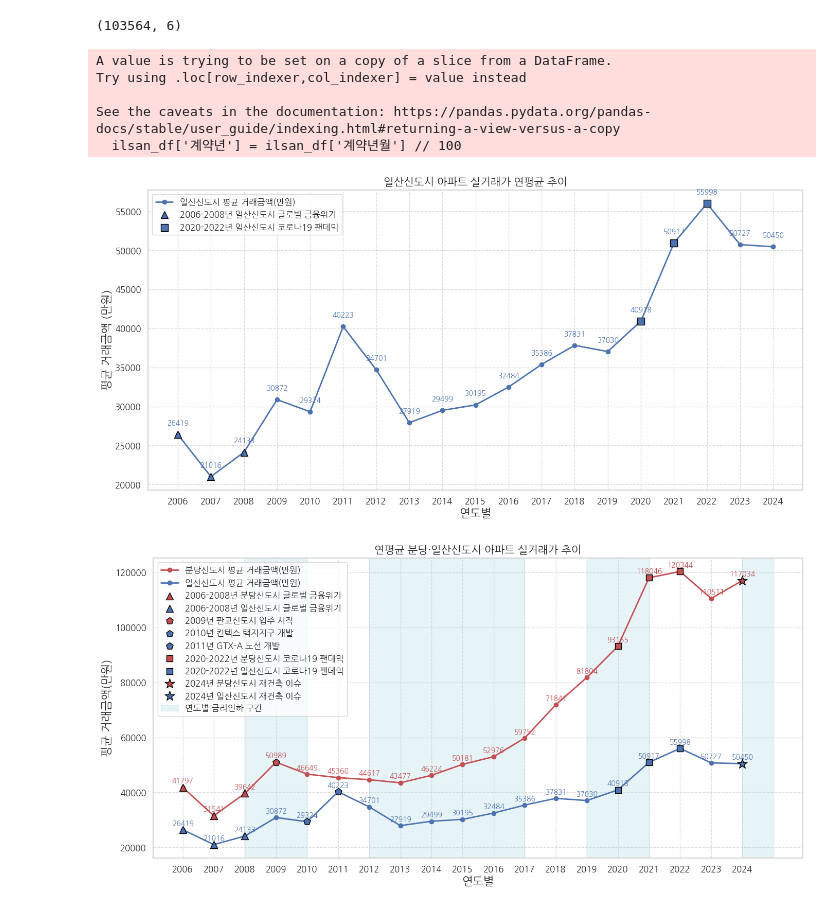
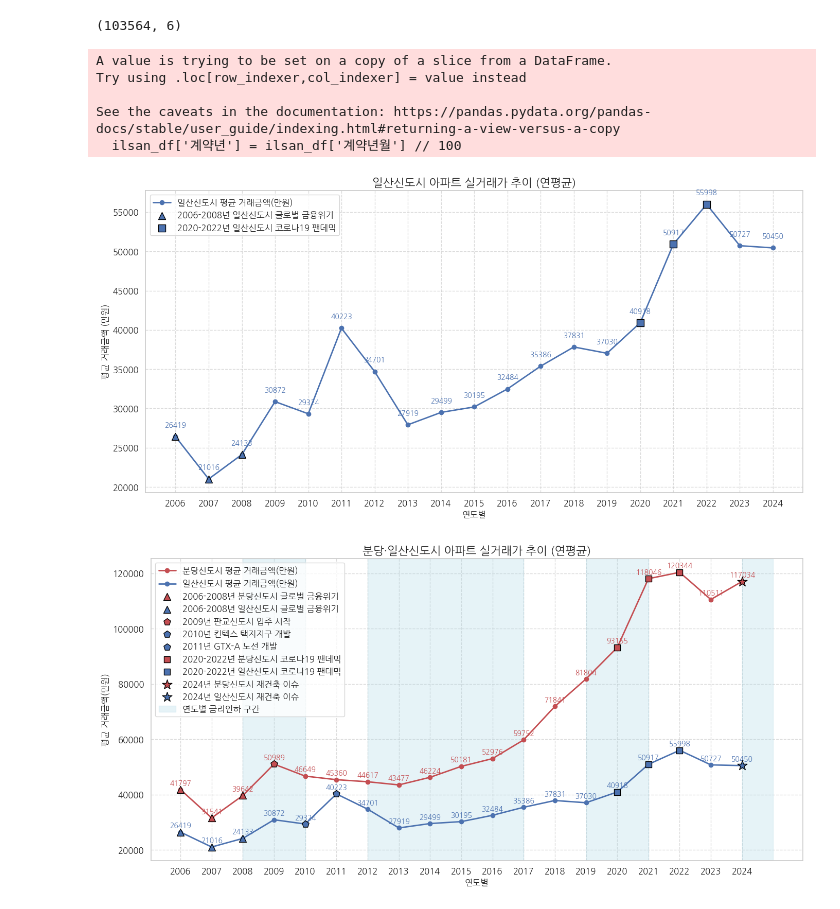
Before and after one commit to SnapishAgent/Ilsan-Investment-Insight, a Jupyter notebook: 아파트 실거래가/apt_price.ipynb, the cells around one changed output. Cells and saved outputs as stored; diff of their text form; code cells hidden in the pictures.

```diff
--- a/아파트 실거래가/apt_price.ipynb
+++ b/아파트 실거래가/apt_price.ipynb
@@ -304,9 +311,9 @@ for year, price in zip(rate_hike_years, rate_hike_prices_ilsan):
     if price:
         plt.scatter(year, price, color='b', s=100, edgecolor='black', zorder=5, marker='s', label='2020-2022년 일산신도시 코로나19 팬데믹' if year == rate_hike_years[0] else "")
 
-plt.title('일산신도시 아파트 실거래가 연평균 추이', fontproperties=fontprop, fontsize=15, fontweight='bold', loc='center')
-plt.xlabel('연도별', fontproperties=fontprop, fontsize=16)
-plt.ylabel('평균 거래금액 (만원)', fontproperties=fontprop, fontsize=16)
+plt.title('일산신도시 아파트 실거래가 추이 (연평균)', fontproperties=fontprop, fontsize=16, fontweight='bold', loc='center')
+plt.xlabel('연도별', fontproperties=fontprop, fontsize=12)
+plt.ylabel('평균 거래금액 (만원)', fontproperties=fontprop, fontsize=12)
 plt.xticks(ilsan_yearly_avg.index, rotation=0, fontproperties=fontprop, fontsize=12)
 plt.yticks(fontproperties=fontprop, fontsize=12)
 plt.legend(prop=fontprop, fontsize=12)
@@ -319,7 +326,7 @@ Try using .loc[row_indexer,col_indexer] = value instead
 
 See the caveats in the documentation: https://pandas.pydata.org/pandas-docs/stable/user_guide/indexing.html#returning-a-view-versus-a-copy
   ilsan_df['계약년'] = ilsan_df['계약년월'] // 100
-[figure, old version]
+[figure, new version]
 # %%
 # 그래프 그리기
 plt.figure(figsize=(14, 7))
@@ -378,37 +385,37 @@ for year, price in zip(rate_hike_years, rate_hike_prices_bundang):
         plt.scatter(year, price, color='r', s=80, edgecolor='black', zorder=5, marker='s', label='2020-2022년 분당신도시 코로나19 팬데믹' if year == rate_hike_years[0] else "")
 
 for year, price in zip(rate_hike_years, rate_hike_prices_ilsan):
     if price:
         plt.scatter(year, price, color='b', s=80, edgecolor='black', zorder=5, marker='s', label='2020-2022년 일산신도시 코로나19 팬데믹' if year == rate_hike_years[0] else "")
 
 # 2024년 별 모양 추가 표시 (1기 신도시 재건축 이슈)
 reconstruction_year = 2024
 reconstruction_price_bundang = bundang_yearly_avg.get(reconstruction_year, None)
 reconstruction_price_ilsan = ilsan_yearly_avg.get(reconstruction_year, None)
 
 if reconstruction_price_bundang:
     plt.scatter(reconstruction_year, reconstruction_price_bundang, color='r', s=200, edgecolor='black', zorder=5, marker='*', label='2024년 분당신도시 재건축 이슈')
 
 if reconstruction_price_ilsan:
     plt.scatter(reconstruction_year, reconstruction_price_ilsan, color='b', s=200, edgecolor='black', zorder=5, marker='*', label='2024년 일산신도시 재건축 이슈')
 
 # 금리인하 구간 표시
 plt.axvspan(2008, 2010, color='lightblue', alpha=0.3, label='연도별 금리인하 구간')
 plt.axvspan(2012, 2017, color='lightblue', alpha=0.3)
 plt.axvspan(2019, 2021, color='lightblue', alpha=0.3)
 plt.axvspan(2024, 2025, color='lightblue', alpha=0.3)
 
-plt.title('연평균 분당·일산신도시 아파트 실거래가 추이', fontproperties=fontprop, fontsize=15, fontweight='bold', loc='center')
-plt.xlabel('연도별', fontproperties=fontprop, fontsize=16)
-plt.ylabel('평균 거래금액(만원)', fontproperties=fontprop, fontsize=16)
+plt.title('분당·일산신도시 아파트 실거래가 추이 (연평균)', fontproperties=fontprop, fontsize=16, fontweight='bold', loc='center')
+plt.xlabel('연도별', fontproperties=fontprop, fontsize=12)
+plt.ylabel('평균 거래금액(만원)', fontproperties=fontprop, fontsize=12)
 plt.xticks(bundang_yearly_avg.index, rotation=0, fontproperties=fontprop, fontsize=12)
 plt.yticks(fontproperties=fontprop, fontsize=12)
 plt.legend(prop=fontprop, fontsize=12)
 plt.grid(True, linestyle='--', alpha=0.7)
 plt.tight_layout()
 plt.show()
 # %% [output]
-[figure, old version]
+[figure, new version]
 # %%
 import seaborn as sns
 import matplotlib.pyplot as plt
```
Also changed, not shown: parts of 12 cells of this notebook.
